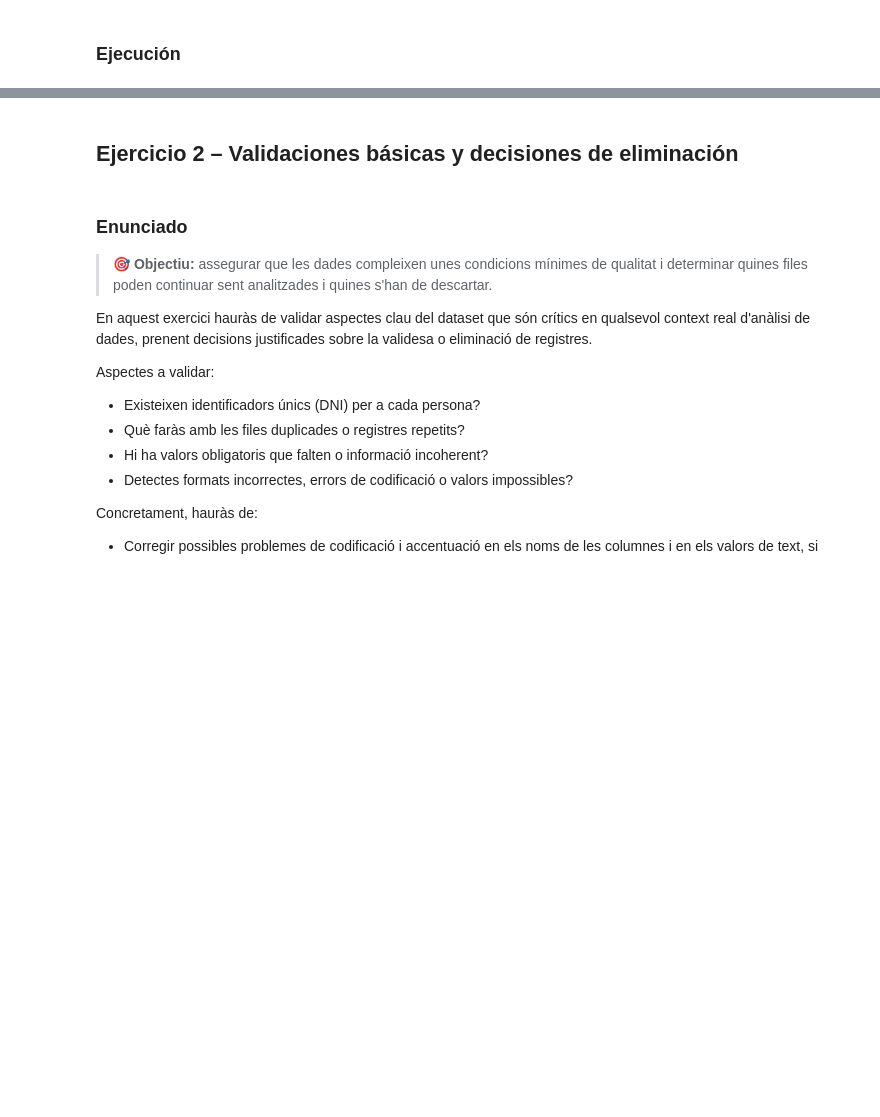
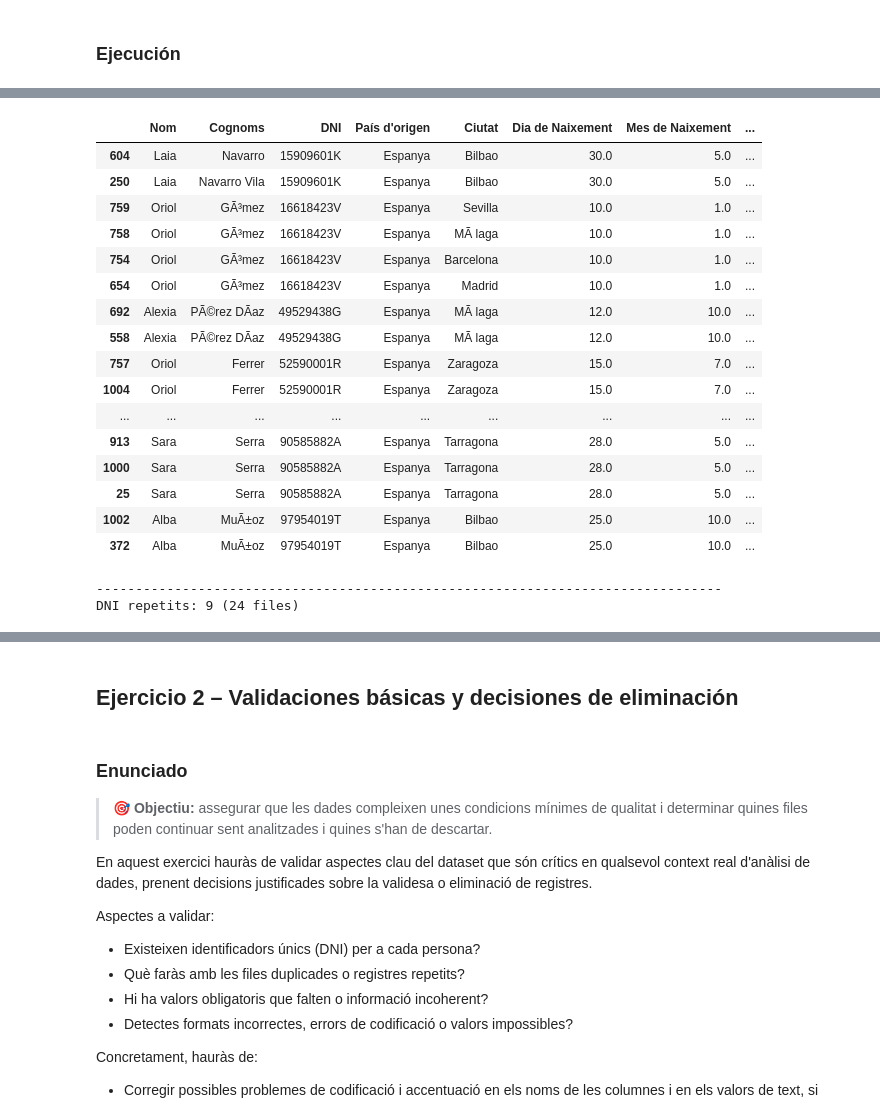
Before and after one commit to chisamitsu/ita-dataanalytics, a Jupyter notebook: s08-analitica-de-dados-python/s08-analitica-de-dados-python.ipynb, the cells around one changed output, grey strips where cells are left out. Drawn from its saved outputs; the diff is of its cells as text; code cells hidden in the pictures; blank space fills up the shorter version.

```diff
--- a/s08-analitica-de-dados-python/s08-analitica-de-dados-python.ipynb
+++ b/s08-analitica-de-dados-python/s08-analitica-de-dados-python.ipynb
@@ -50,3 +61,17 @@ DATA_DIRS = [
+# %%
+DATA_DIRS = [
+    "/content/drive/MyDrive/Colab Notebooks/ITA-recursos/S08",
+    "recursos"
+]
+OUTPUT_DIR = "export"
+
+def find_file(file_name):
+  # first existing path for the file among DATA_DIRS
+  for folder in DATA_DIRS:
+    path = Path(folder) / file_name
+    if path.exists():
+      return path
+  raise FileNotFoundError(f"No s'ha trobat {file_name} a {DATA_DIRS}")
 # %% [markdown]
 # NIVEL 1
 # %% [markdown]
@@ -99,2 +123,4 @@ _Pendiente_
+# %%
+file_path = find_file("sprint8_complex.xlsx")
 # %% [markdown]
 #### Funciones
@@ -106,0 +212,3 @@ _Pendiente_
+# %%
+df = pd.read_excel(file_path, header=3)
+basic_check(df.drop(columns=df.columns[0]))
@@ -106,0 +307,29 @@ _Pendiente_
+# %%
+# Get the rows with duplicated DNI
+display(df[df.duplicated(subset="DNI", keep=False)].sort_values(by="DNI").drop(columns=df.columns[0]))
+print("-"*80)
+
+# Count repeated DNIs
+dni_counts = df["DNI"].value_counts()
+repeated_dni = dni_counts[dni_counts > 1]
+print(f"DNI repetits: {len(repeated_dni)} ({repeated_dni.sum()} files)")
+# %% [output]
+|  | Nom | Cognoms | DNI | País d'origen | Ciutat | Dia de Naixement | Mes de Naixement | ... |
+| 604 | Laia | Navarro | 15909601K | Espanya | Bilbao | 30.0 | 5.0 | ... |
+| 250 | Laia | Navarro Vila | 15909601K | Espanya | Bilbao | 30.0 | 5.0 | ... |
+| 759 | Oriol | GÃ³mez | 16618423V | Espanya | Sevilla | 10.0 | 1.0 | ... |
+| 758 | Oriol | GÃ³mez | 16618423V | Espanya | MÃ laga | 10.0 | 1.0 | ... |
+| 754 | Oriol | GÃ³mez | 16618423V | Espanya | Barcelona | 10.0 | 1.0 | ... |
+| 654 | Oriol | GÃ³mez | 16618423V | Espanya | Madrid | 10.0 | 1.0 | ... |
+| 692 | Alexia | PÃ©rez DÃ­az | 49529438G | Espanya | MÃ laga | 12.0 | 10.0 | ... |
+| 558 | Alexia | PÃ©rez DÃ­az | 49529438G | Espanya | MÃ laga | 12.0 | 10.0 | ... |
+| 757 | Oriol | Ferrer | 52590001R | Espanya | Zaragoza | 15.0 | 7.0 | ... |
+| 1004 | Oriol | Ferrer | 52590001R | Espanya | Zaragoza | 15.0 | 7.0 | ... |
+| ... | ... | ... | ... | ... | ... | ... | ... | ... |
+| 913 | Sara | Serra | 90585882A | Espanya | Tarragona | 28.0 | 5.0 | ... |
+| 1000 | Sara | Serra | 90585882A | Espanya | Tarragona | 28.0 | 5.0 | ... |
+| 25 | Sara | Serra | 90585882A | Espanya | Tarragona | 28.0 | 5.0 | ... |
+| 1002 | Alba | MuÃ±oz | 97954019T | Espanya | Bilbao | 25.0 | 10.0 | ... |
+| 372 | Alba | MuÃ±oz | 97954019T | Espanya | Bilbao | 25.0 | 10.0 | ... |
+--------------------------------------------------------------------------------
+DNI repetits: 9 (24 files)
```
Also changed, not shown: parts of 30 cells of this notebook.
